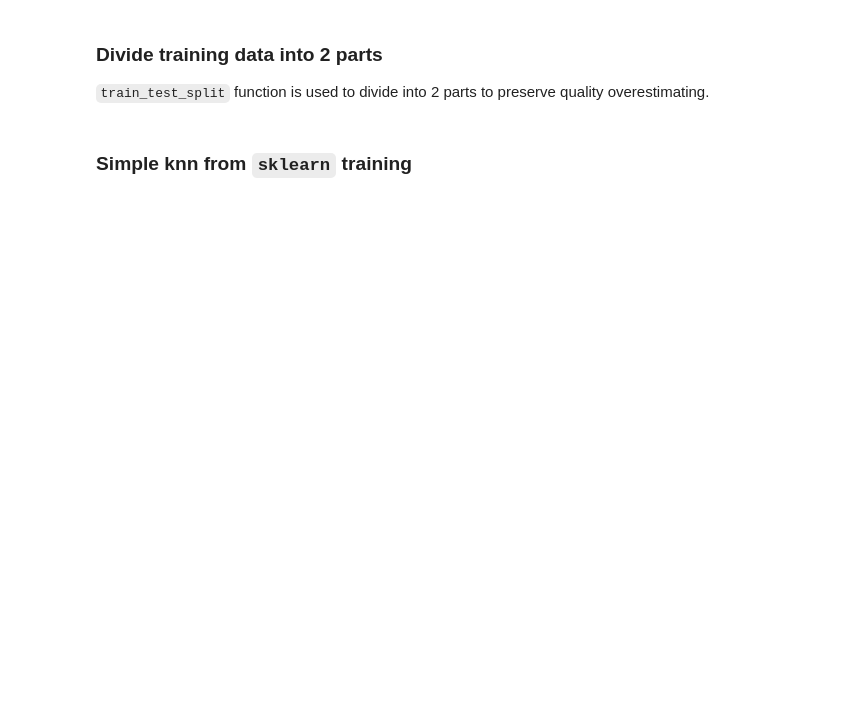
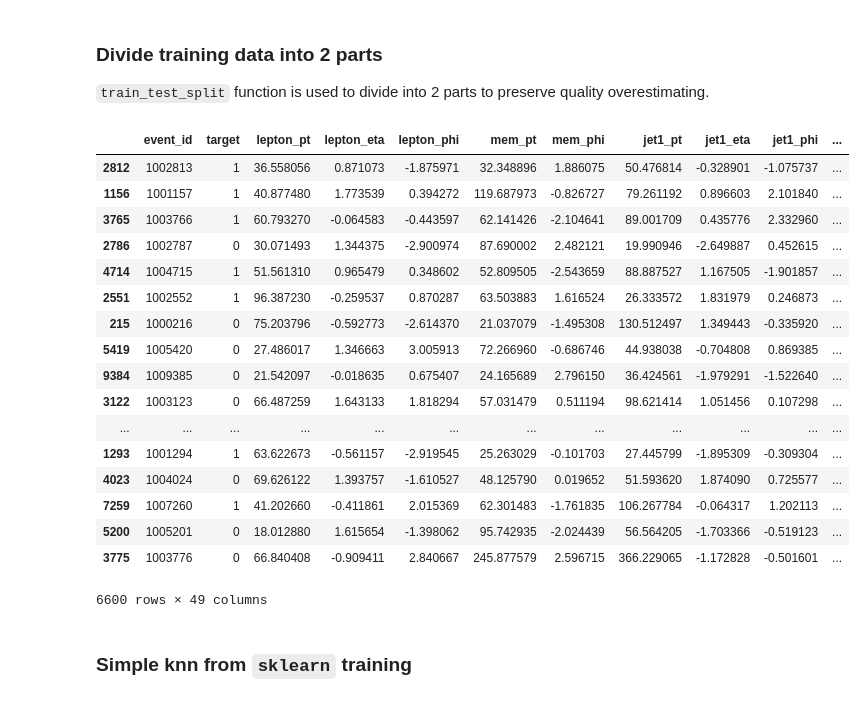
Before and after one commit to Cangjr10/HiggsKaggle_MLHEP, a Jupyter notebook: knn_steps.ipynb, the cells around one changed output. Cells and saved outputs as stored; diff of their text form; code cells hidden in the pictures; blank space fills up the shorter version.

```diff
--- a/knn_steps.ipynb
+++ b/knn_steps.ipynb
@@ -121,0 +140,23 @@ low_level_features
+# %%
+
+# pt pairs
+from itertools import product
+pt_pairs = frozenset(filter(lambda pair:len(pair) == 2, map(frozenset, product(pt_features, pt_features))))
+print pt_pairs
+data_pair_features = []
+pair_names = []
+for pt_pair in pt_pairs:
+    m1, m2 = pt_pair
+    data_pair_features.append(data[m1] + data[m2])
+    pair_names.append("%s+%s" % (m1, m2))
+data_pair_features = pandas.concat( data_pair_features, axis=1)
+pandas.options.display.max_columns = 60
+#pt_pair_features
+data_pair_features.columns = pair_names
+#data_pair_features
+data[pair_names] = data_pair_features
+pair_features = pair_names
+print pair_features
+#data['sum_pt'] = data['lepton_pt']+data['mem_pt']+data['jet1_pt']+data['jet2_pt']+data['jet3_pt']+data['jet4_pt']
+data.head()
+data.shape
@@ -164,6 +329,26 @@ for n, feature in enumerate(high_level_features):
 `train_test_split` function is used to divide into 2 parts to preserve quality overestimating.
 # %%
 training_data, validation_data = train_test_split(data, random_state=11, train_size=0.66)
+training_data
+# %% [output]
+|  | event_id | target | lepton_pt | lepton_eta | lepton_phi | mem_pt | mem_phi | jet1_pt | jet1_eta | jet1_phi | ... |
+| 2812 | 1002813 | 1 | 36.558056 | 0.871073 | -1.875971 | 32.348896 | 1.886075 | 50.476814 | -0.328901 | -1.075737 | ... |
+| 1156 | 1001157 | 1 | 40.877480 | 1.773539 | 0.394272 | 119.687973 | -0.826727 | 79.261192 | 0.896603 | 2.101840 | ... |
+| 3765 | 1003766 | 1 | 60.793270 | -0.064583 | -0.443597 | 62.141426 | -2.104641 | 89.001709 | 0.435776 | 2.332960 | ... |
+| 2786 | 1002787 | 0 | 30.071493 | 1.344375 | -2.900974 | 87.690002 | 2.482121 | 19.990946 | -2.649887 | 0.452615 | ... |
+| 4714 | 1004715 | 1 | 51.561310 | 0.965479 | 0.348602 | 52.809505 | -2.543659 | 88.887527 | 1.167505 | -1.901857 | ... |
+| 2551 | 1002552 | 1 | 96.387230 | -0.259537 | 0.870287 | 63.503883 | 1.616524 | 26.333572 | 1.831979 | 0.246873 | ... |
+| 215 | 1000216 | 0 | 75.203796 | -0.592773 | -2.614370 | 21.037079 | -1.495308 | 130.512497 | 1.349443 | -0.335920 | ... |
+| 5419 | 1005420 | 0 | 27.486017 | 1.346663 | 3.005913 | 72.266960 | -0.686746 | 44.938038 | -0.704808 | 0.869385 | ... |
+| 9384 | 1009385 | 0 | 21.542097 | -0.018635 | 0.675407 | 24.165689 | 2.796150 | 36.424561 | -1.979291 | -1.522640 | ... |
+| 3122 | 1003123 | 0 | 66.487259 | 1.643133 | 1.818294 | 57.031479 | 0.511194 | 98.621414 | 1.051456 | 0.107298 | ... |
+| ... | ... | ... | ... | ... | ... | ... | ... | ... | ... | ... | ... |
+| 1293 | 1001294 | 1 | 63.622673 | -0.561157 | -2.919545 | 25.263029 | -0.101703 | 27.445799 | -1.895309 | -0.309304 | ... |
+| 4023 | 1004024 | 0 | 69.626122 | 1.393757 | -1.610527 | 48.125790 | 0.019652 | 51.593620 | 1.874090 | 0.725577 | ... |
+| 7259 | 1007260 | 1 | 41.202660 | -0.411861 | 2.015369 | 62.301483 | -1.761835 | 106.267784 | -0.064317 | 1.202113 | ... |
+| 5200 | 1005201 | 0 | 18.012880 | 1.615654 | -1.398062 | 95.742935 | -2.024439 | 56.564205 | -1.703366 | -0.519123 | ... |
+| 3775 | 1003776 | 0 | 66.840408 | -0.909411 | 2.840667 | 245.877579 | 2.596715 | 366.229065 | -1.172828 | -0.501601 | ... |
+6600 rows × 49 columns
 # %% [markdown]
 ### Simple knn from `sklearn` training
 # %%
```
Also changed, not shown: parts of 18 cells of this notebook.
